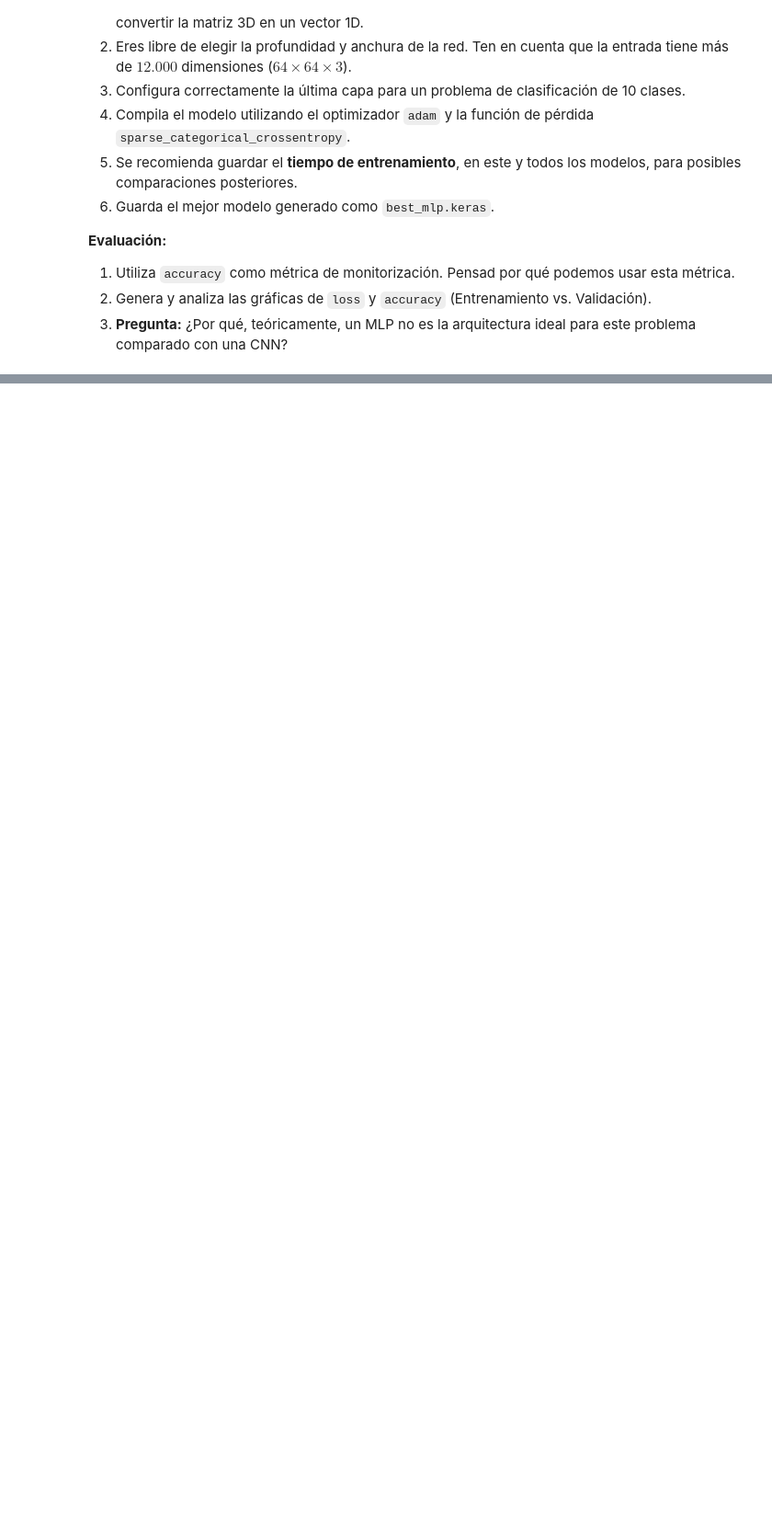
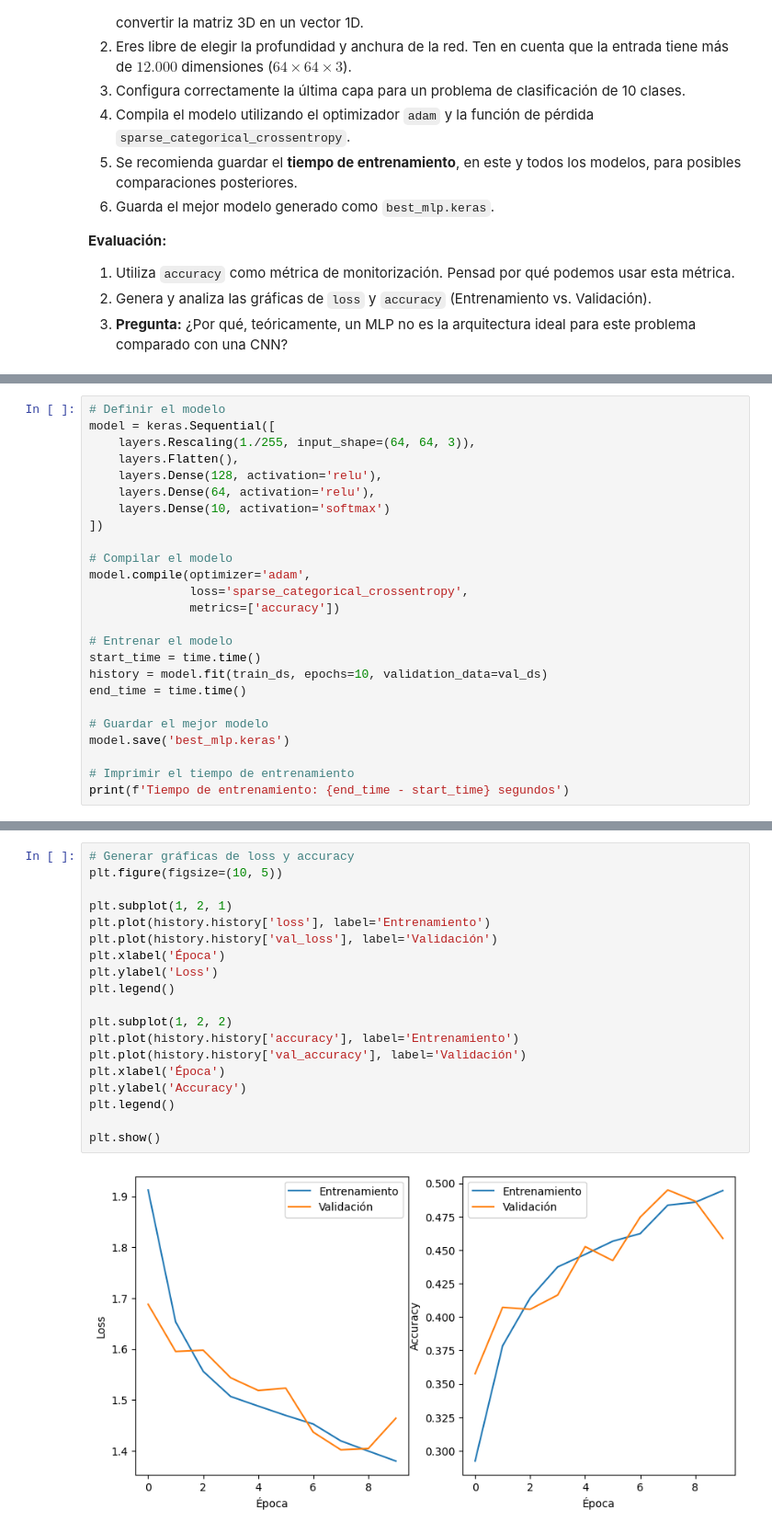
Before and after one commit to Agustin-dotcom/Agustin-dotcom, a Jupyter notebook: pr-ctica-3-miner-a-de-datos-25-26.ipynb, the cells around one changed output, grey strips where cells are left out. Shown: that part at 92% size. Drawn from its saved outputs; the diff is of its cells as text; blank space fills up the shorter version.

```diff
--- a/pr-ctica-3-miner-a-de-datos-25-26.ipynb
+++ b/pr-ctica-3-miner-a-de-datos-25-26.ipynb
@@ -209,0 +199,25 @@ Antes de usar redes convolucionales, diseñaremos una red densa clásica (`Seque
+# %%
+# Definir el modelo
+model = keras.Sequential([
+    layers.Rescaling(1./255, input_shape=(64, 64, 3)),
+    layers.Flatten(),
+    layers.Dense(128, activation='relu'),
+    layers.Dense(64, activation='relu'),
+    layers.Dense(10, activation='softmax')
+])
+
+# Compilar el modelo
+model.compile(optimizer='adam',
+              loss='sparse_categorical_crossentropy',
+              metrics=['accuracy'])
+
+# Entrenar el modelo
+start_time = time.time()
+history = model.fit(train_ds, epochs=10, validation_data=val_ds)
+end_time = time.time()
+
+# Guardar el mejor modelo
+model.save('best_mlp.keras')
+
+# Imprimir el tiempo de entrenamiento
+print(f'Tiempo de entrenamiento: {end_time - start_time} segundos')
@@ -210,3 +253,24 @@ Antes de usar redes convolucionales, diseñaremos una red densa clásica (`Seque
+# %%
+# Generar gráficas de loss y accuracy
+plt.figure(figsize=(10, 5))
+
+plt.subplot(1, 2, 1)
+plt.plot(history.history['loss'], label='Entrenamiento')
+plt.plot(history.history['val_loss'], label='Validación')
+plt.xlabel('Época')
+plt.ylabel('Loss')
+plt.legend()
+
+plt.subplot(1, 2, 2)
+plt.plot(history.history['accuracy'], label='Entrenamiento')
+plt.plot(history.history['val_accuracy'], label='Validación')
+plt.xlabel('Época')
+plt.ylabel('Accuracy')
+plt.legend()
+
+plt.show()
+# %% [output]
+[figure, added]
 # %% [markdown]
 ---
 ## 4. Arquitectura Propia: Red Neuronal Convolucional (CNN)
```
Also changed, not shown: parts of 14 cells of this notebook.
